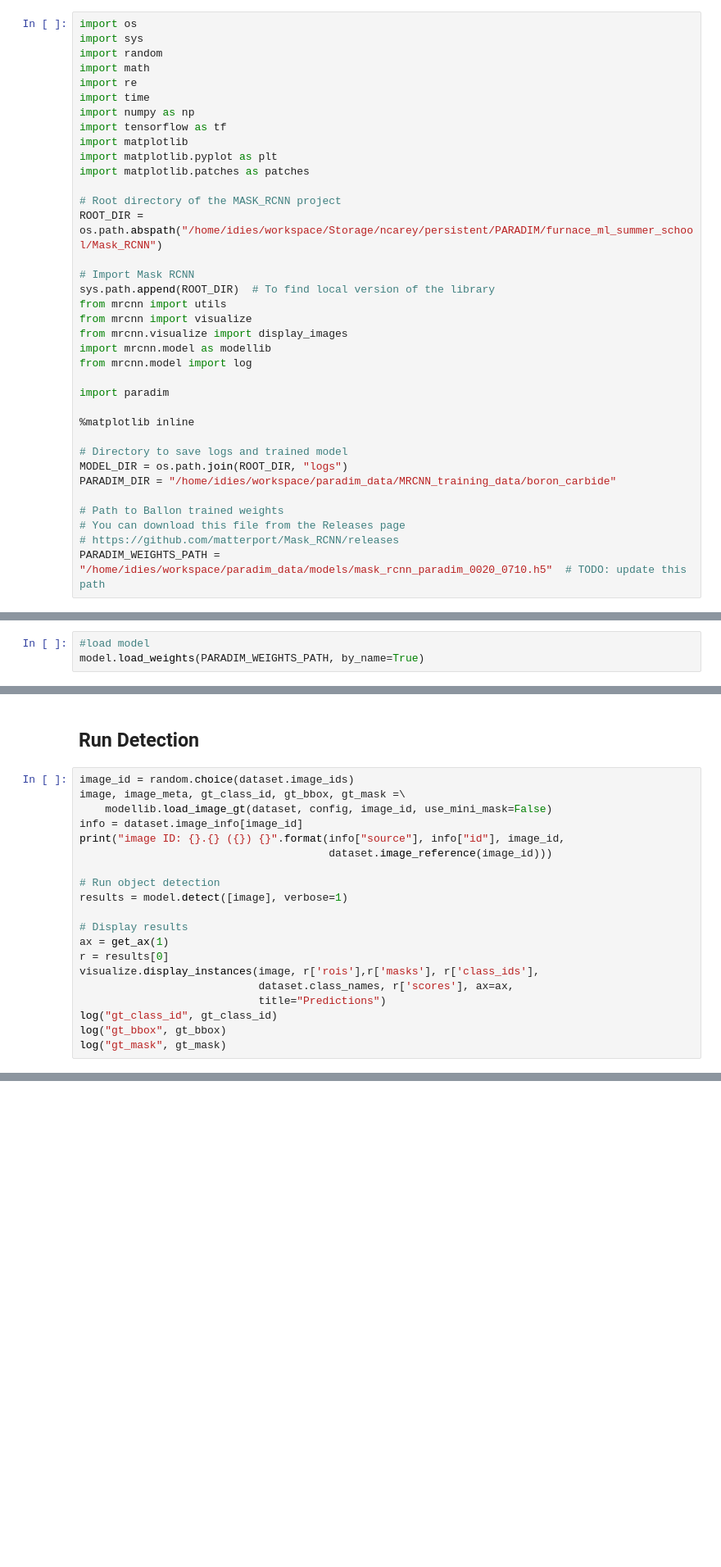
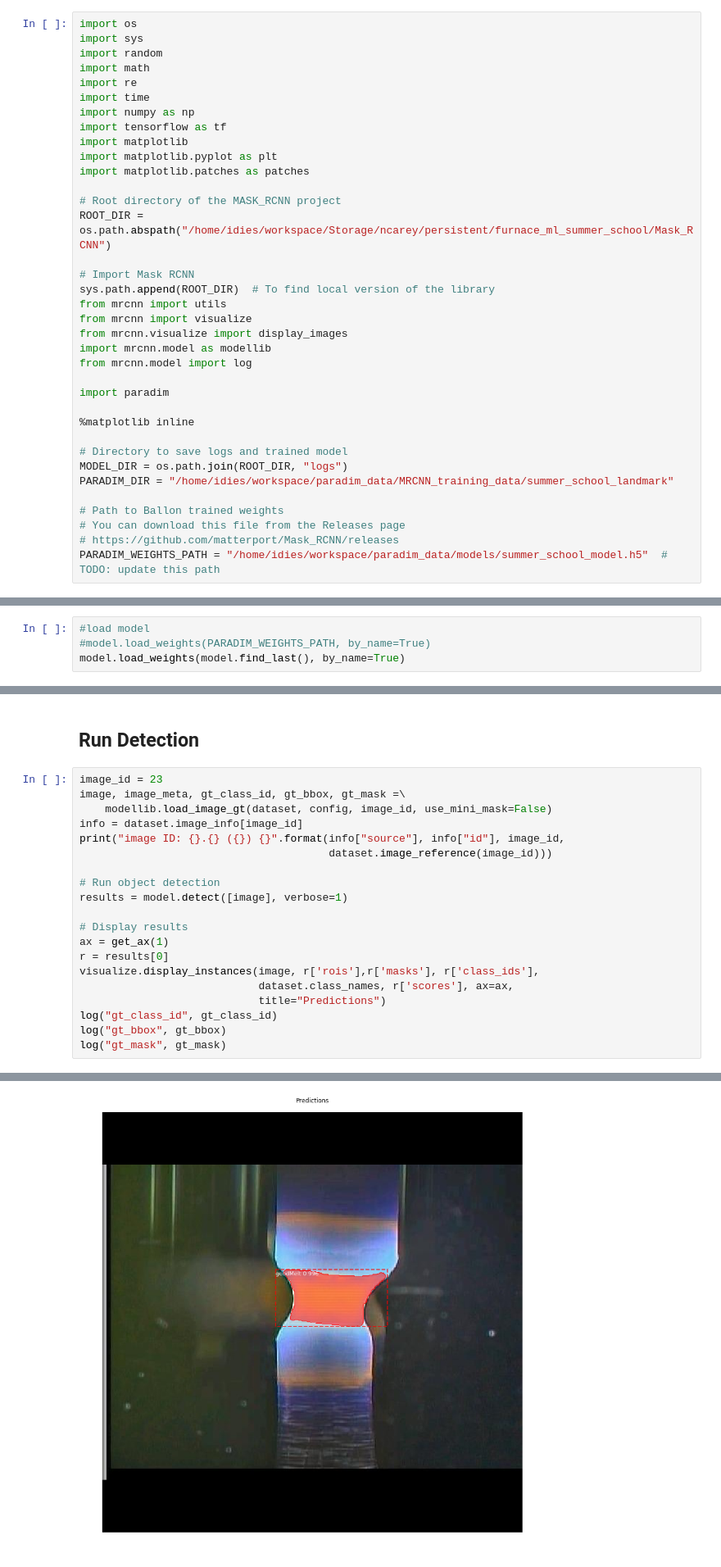
Before and after one commit to ncarey/furnace_ml_summer_school, a Jupyter notebook: inspect_paradim_model.ipynb, the cells around one changed output, grey strips where cells are left out. Shown at 82% size. Cells and saved outputs as stored; diff of their text form; blank space fills up the shorter version.

```diff
--- a/inspect_paradim_model.ipynb
+++ b/inspect_paradim_model.ipynb
@@ -20,7 +20,7 @@ import matplotlib.pyplot as plt
 import matplotlib.patches as patches
 
 # Root directory of the MASK_RCNN project
-ROOT_DIR = os.path.abspath("/home/idies/workspace/Storage/ncarey/persistent/PARADIM/furnace_ml_summer_school/Mask_RCNN")
+ROOT_DIR = os.path.abspath("/home/idies/workspace/Storage/ncarey/persistent/furnace_ml_summer_school/Mask_RCNN")
 
 # Import Mask RCNN
 sys.path.append(ROOT_DIR)  # To find local version of the library
@@ -36,9 +36,9 @@ import paradim
 
 # Directory to save logs and trained model
 MODEL_DIR = os.path.join(ROOT_DIR, "logs")
-PARADIM_DIR = "/home/idies/workspace/paradim_data/MRCNN_training_data/boron_carbide"
+PARADIM_DIR = "/home/idies/workspace/paradim_data/MRCNN_training_data/summer_school_landmark"
 
 # Path to Ballon trained weights
 # You can download this file from the Releases page
 # https://github.com/matterport/Mask_RCNN/releases
-PARADIM_WEIGHTS_PATH = "/home/idies/workspace/paradim_data/models/mask_rcnn_paradim_0020_0710.h5"  # TODO: update this path
+PARADIM_WEIGHTS_PATH = "/home/idies/workspace/paradim_data/models/summer_school_model.h5"  # TODO: update this path
@@ -109,3 +137,4 @@ with tf.device(DEVICE):
 # %%
 #load model
-model.load_weights(PARADIM_WEIGHTS_PATH, by_name=True)
+#model.load_weights(PARADIM_WEIGHTS_PATH, by_name=True)
+model.load_weights(model.find_last(), by_name=True)
@@ -112,7 +147,7 @@ model.load_weights(PARADIM_WEIGHTS_PATH, by_name=True)
 # %% [markdown]
 ## Run Detection
 # %%
-image_id = random.choice(dataset.image_ids)
+image_id = 23
 image, image_meta, gt_class_id, gt_bbox, gt_mask =\
     modellib.load_image_gt(dataset, config, image_id, use_mini_mask=False)
 info = dataset.image_info[image_id]
@@ -131,3 +166,4 @@ visualize.display_instances(image, r['rois'],r['masks'], r['class_ids'],
 log("gt_class_id", gt_class_id)
 log("gt_bbox", gt_bbox)
 log("gt_mask", gt_mask)
+# %% [output]
@@ -134,3 +179,4 @@ log("gt_mask", gt_mask)
+[figure, added]
 # %% [markdown]
 ## Color Splash
 
```
Also changed, not shown: parts of 8 cells of this notebook, 2 other files.
